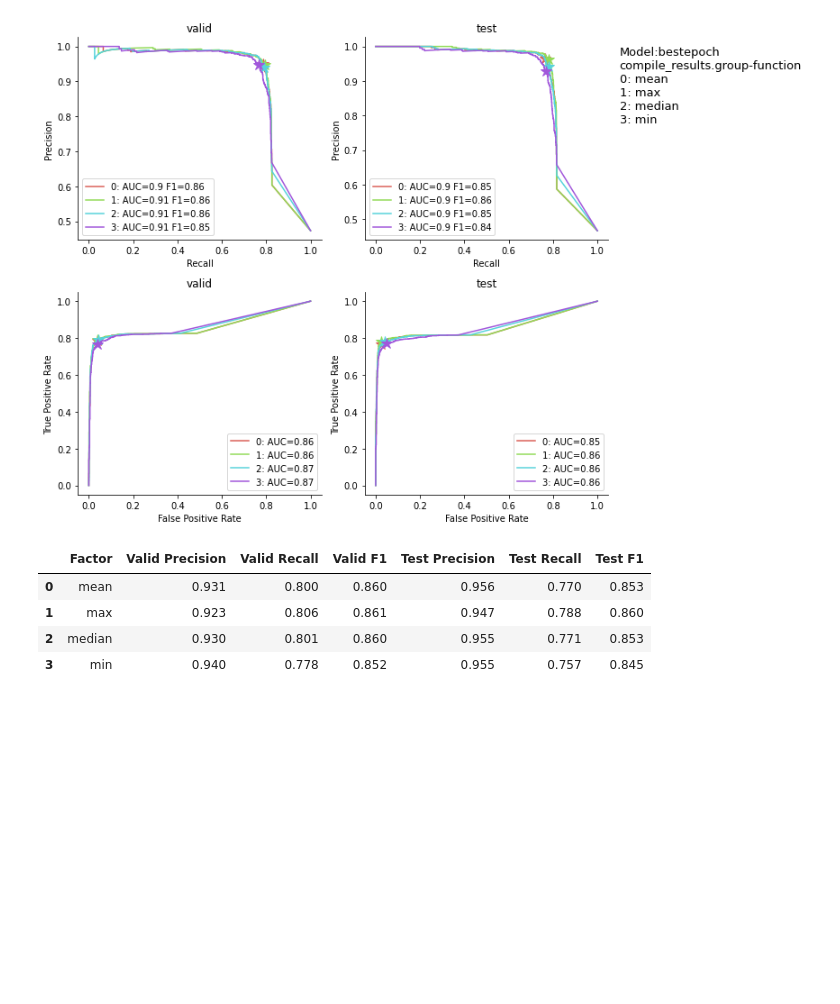
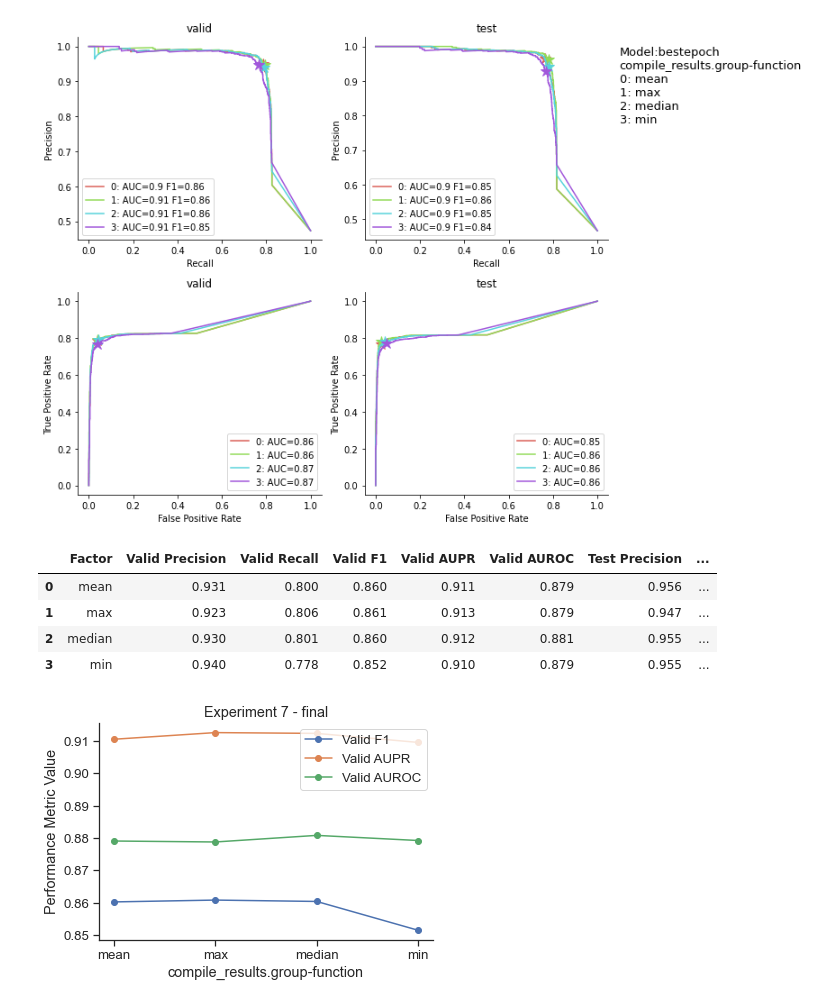
Before and after one commit to tatonetti-lab/onsides, a Jupyter notebook: notebooks/Experiment 3-Compare grouping functions.ipynb, the cells around one changed output. Saved outputs shown, nothing was run; the diff lists cells and outputs as text; code cells hidden in the pictures; blank space fills up the shorter version.

Commit message:
updated each experiment notebook with summary stats figures

```diff
--- a/notebooks/Experiment 3-Compare grouping functions.ipynb
+++ b/notebooks/Experiment 3-Compare grouping functions.ipynb
@@ -96,33 +96,48 @@ for modeltype in ('final', 'bestepoch'):
 # %%
 modeltype = 'final'
 key = (modeltype, 'valid')
 dfdata = {
     'Factor': experiment['labels'],
     'Valid Precision': [d['max_f1_precision'] for d in perfdata[key]['prdata']],
     'Valid Recall': [d['max_f1_recall'] for d in perfdata[key]['prdata']],
     'Valid F1': [d['max_f1'] for d in perfdata[key]['prdata']],
-#     'AUPR': [d['pr_auc'] for d in perfdata[key]['prdata']],
-#     'AUROC': [d['roc_auc'] for d in perfdata[key]['rocdata']],
+    'Valid AUPR': [d['pr_auc'] for d in perfdata[key]['prdata']],
+    'Valid AUROC': [d['roc_auc'] for d in perfdata[key]['rocdata']],
 }
 
 valid = pd.DataFrame(dfdata)
 
 key = (modeltype, 'test')
 dfdata = {
 #     'Factor': experiment['labels'],
     'Test Precision': [d['max_f1_precision'] for d in perfdata[key]['prdata']],
     'Test Recall': [d['max_f1_recall'] for d in perfdata[key]['prdata']],
     'Test F1': [d['max_f1'] for d in perfdata[key]['prdata']],
-#     'AUPR': [d['pr_auc'] for d in perfdata[key]['prdata']],
-#     'AUROC': [d['roc_auc'] for d in perfdata[key]['rocdata']],
+    'Test AUPR': [d['pr_auc'] for d in perfdata[key]['prdata']],
+    'Test AUROC': [d['roc_auc'] for d in perfdata[key]['rocdata']],
 }
 
 test = pd.DataFrame(dfdata)
 
+sns.set(style='ticks', font_scale=1.2)
+
+for col in ('Valid F1', 'Valid AUPR', 'Valid AUROC'):
+    plt.plot(valid[col], 'o-', label=col)
+
+plt.xticks(ticks = range(len(valid)), labels = valid['Factor'])
+plt.xlabel(experiment['factor'])
+plt.ylabel('Performance Metric Value')
+plt.title(f"Experiment 7 - {modeltype}")
+plt.legend()
+sns.despine()
+
+plt.savefig(f'../figures/Experiment{experiment_id}-{modeltype}-summary-stats.pdf')
+
 pd.concat([valid, test], axis=1)
 # %% [output]
-|  | Factor | Valid Precision | Valid Recall | Valid F1 | Test Precision | Test Recall | Test F1 |
-| 0 | mean | 0.931 | 0.800 | 0.860 | 0.956 | 0.770 | 0.853 |
-| 1 | max | 0.923 | 0.806 | 0.861 | 0.947 | 0.788 | 0.860 |
-| 2 | median | 0.930 | 0.801 | 0.860 | 0.955 | 0.771 | 0.853 |
-| 3 | min | 0.940 | 0.778 | 0.852 | 0.955 | 0.757 | 0.845 |
+|  | Factor | Valid Precision | Valid Recall | Valid F1 | Valid AUPR | Valid AUROC | Test Precision | ... |
+| 0 | mean | 0.931 | 0.800 | 0.860 | 0.911 | 0.879 | 0.956 | ... |
+| 1 | max | 0.923 | 0.806 | 0.861 | 0.913 | 0.879 | 0.947 | ... |
+| 2 | median | 0.930 | 0.801 | 0.860 | 0.912 | 0.881 | 0.955 | ... |
+| 3 | min | 0.940 | 0.778 | 0.852 | 0.910 | 0.879 | 0.955 | ... |
+[figure, added]
```
Also changed, not shown: parts of 1 cell of this notebook, 34 other files.
